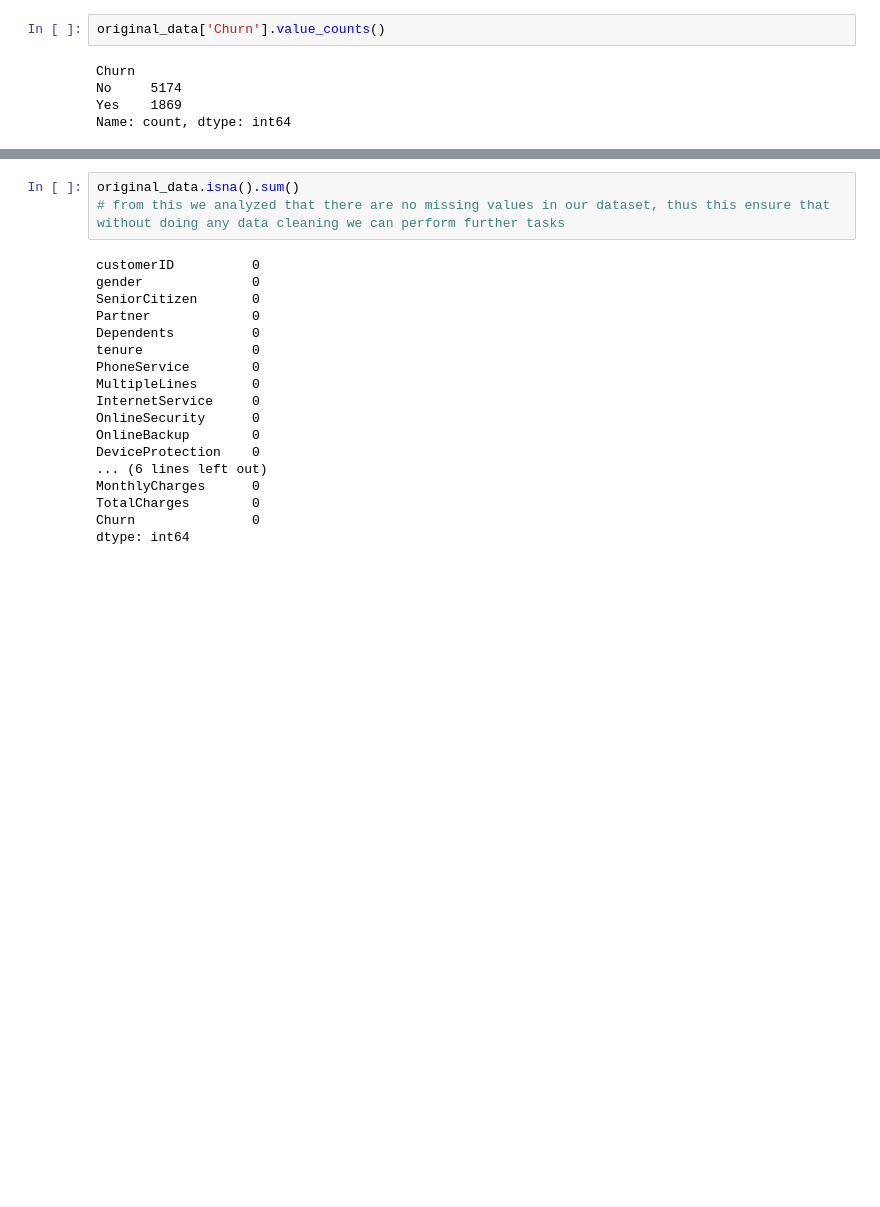
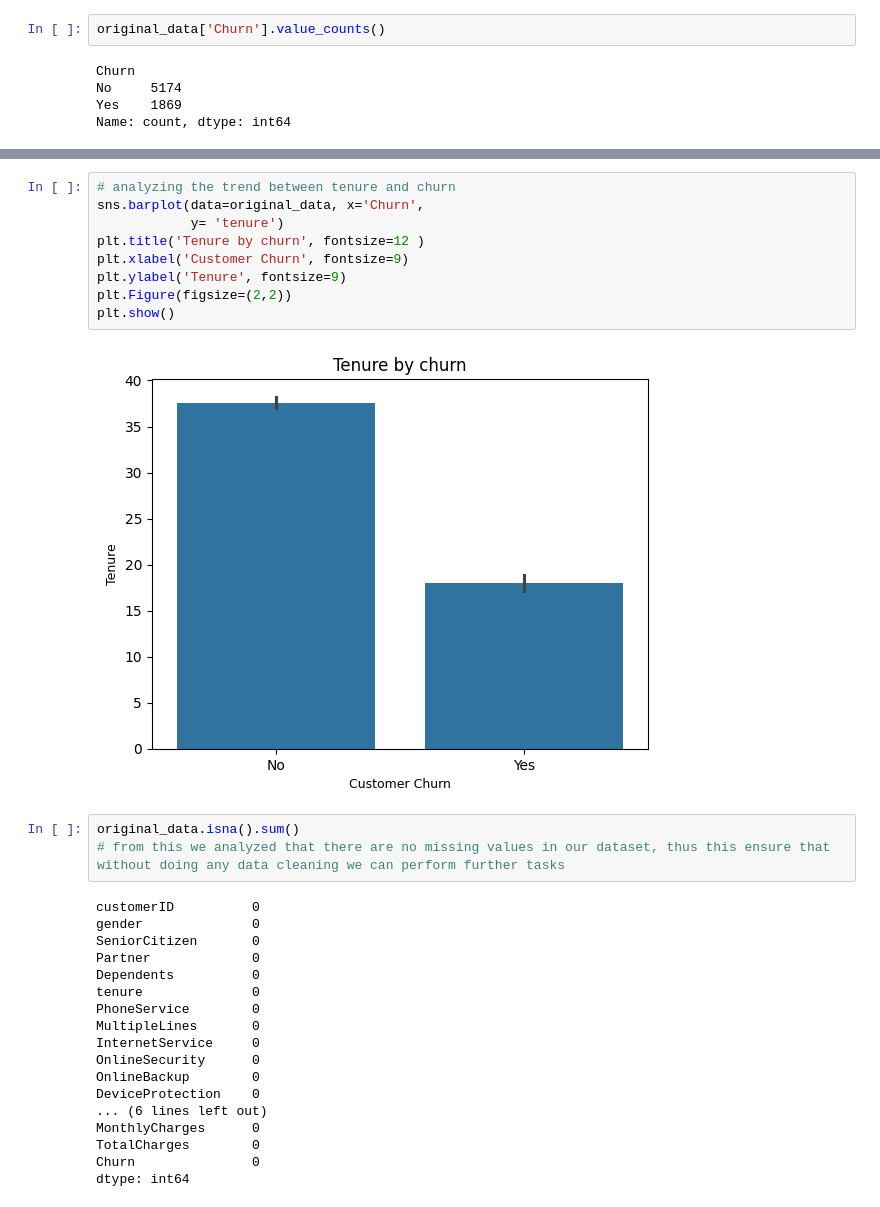
Before and after one commit to hamnaawaseem/Customer-Churn-Prediction, a Jupyter notebook: churn_notebook.ipynb, the cells around one changed output, grey strips where cells are left out. Drawn from its saved outputs; the diff is of its cells as text; blank space fills up the shorter version.

```diff
--- a/churn_notebook.ipynb
+++ b/churn_notebook.ipynb
@@ -64,3 +75,14 @@ Name: count, dtype: int64
+# %%
+# analyzing the trend between tenure and churn
+sns.barplot(data=original_data, x='Churn',
+            y= 'tenure')
+plt.title('Tenure by churn', fontsize=12 )
+plt.xlabel('Customer Churn', fontsize=9)
+plt.ylabel('Tenure', fontsize=9)
+plt.Figure(figsize=(2,2))
+plt.show()
+# %% [output]
+[figure, added]
 # %%
 original_data.isna().sum()
 # from this we analyzed that there are no missing values in our dataset, thus this ensure that without doing any data cleaning we can perform further tasks
```
Also changed, not shown: parts of 3 cells of this notebook.
